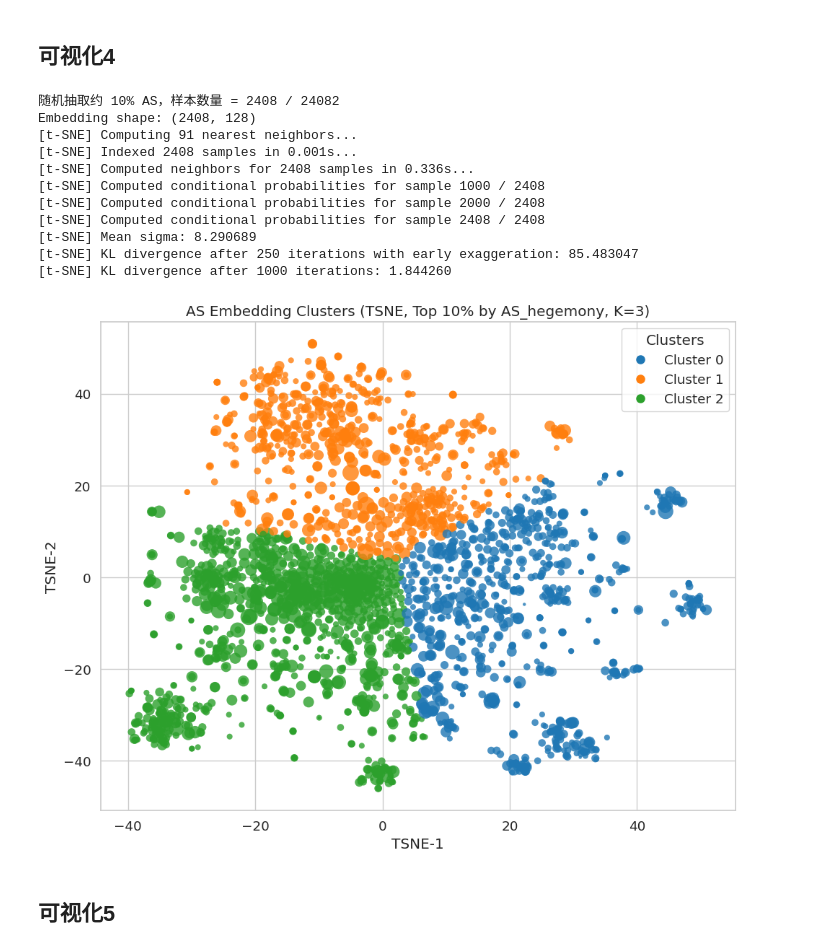
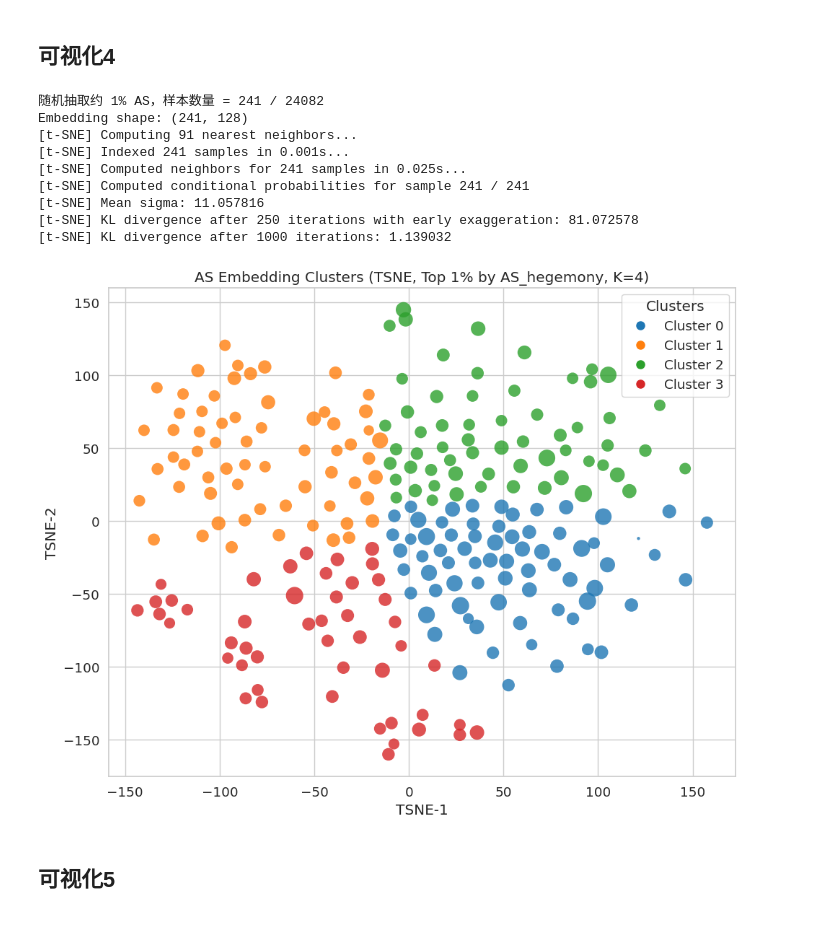
Before and after one commit to lddis666/embed, a Jupyter notebook: visualization.ipynb, the cells around one changed output. Saved outputs shown, nothing was run; the diff lists cells and outputs as text; code cells hidden in the pictures.

```diff
--- a/visualization.ipynb
+++ b/visualization.ipynb
@@ -195,7 +195,7 @@ df_role["role"] = "N0"   # 默认先设为 Normal
 df_role.loc[:top_k-1, "role"] = "H0"
 
 # S0: 后 80% 分位数以下
-p80 = np.percentile(df_role["AS_hegemony"], 20)  # “后 80%” 相当于 bottom 20% 分位
+p80 = np.percentile(df_role["AS_hegemony"], 80)  # “后 80%” 相当于 bottom 20% 分位
 df_role.loc[df_role["AS_hegemony"] <= p80, "role"] = "S0"
 
 # 合并回主表
@@ -1284,30 +1301,32 @@ def visualize_as_embedding_clusters(
 # %%
 feature_path = r"/mlx_devbox/users/liurundong.991/playground/embed/node_features.csv"
 embed_path = r'''/mlx_devbox/users/liurundong.991/playground/embed/output/as_contextual_embedding_1128-only-map-without-feat.txt'''
 # embed_path = r'''/mlx_devbox/users/liurundong.991/playground/embed/bgp2vec/bgp2vec_asn_embeddings.txt'''
 
 
 visualize_as_embedding_clusters(
     embed_path=embed_path,
     feature_path=feature_path,
     dim_method="tsne",          # "pca" / "tsne" 也可以
-    n_clusters=3,
-    size_field="AS_rank_total", # 可换 "AS_rank_customer" 等
-    hegemony_top_ratio=0.1,
+    n_clusters=4,
+    # size_field="AS_rank_total", # 可换 "AS_rank_customer" 等
+    # size_field="AS_rank_customer", # 可换 "AS_rank_customer" 等
+    # size_field="AS_rank_numberPrefixes", # 可换 "AS_rank_customer" 等
+    # size_field="AS_rank_numberAsns", # 可换 "AS_rank_customer" 等
+    size_field="AS_rank_numberAddresses", # 可换 "AS_rank_customer" 等
+    hegemony_top_ratio=0.01,
 )
 # %% [output]
-随机抽取约 10% AS，样本数量 = 2408 / 24082
-Embedding shape: (2408, 128)
+随机抽取约 1% AS，样本数量 = 241 / 24082
+Embedding shape: (241, 128)
 [t-SNE] Computing 91 nearest neighbors...
-[t-SNE] Indexed 2408 samples in 0.001s...
-[t-SNE] Computed neighbors for 2408 samples in 0.336s...
-[t-SNE] Computed conditional probabilities for sample 1000 / 2408
-[t-SNE] Computed conditional probabilities for sample 2000 / 2408
-[t-SNE] Computed conditional probabilities for sample 2408 / 2408
-[t-SNE] Mean sigma: 8.290689
-[t-SNE] KL divergence after 250 iterations with early exaggeration: 85.483047
-[t-SNE] KL divergence after 1000 iterations: 1.844260
+[t-SNE] Indexed 241 samples in 0.001s...
+[t-SNE] Computed neighbors for 241 samples in 0.025s...
+[t-SNE] Computed conditional probabilities for sample 241 / 241
+[t-SNE] Mean sigma: 11.057816
+[t-SNE] KL divergence after 250 iterations with early exaggeration: 81.072578
+[t-SNE] KL divergence after 1000 iterations: 1.139032
-[figure, old version]
+[figure, new version]
 # %% [markdown]
 ## 可视化5
 # %%
```
Also changed, not shown: parts of 10 cells of this notebook, 8 other files.
